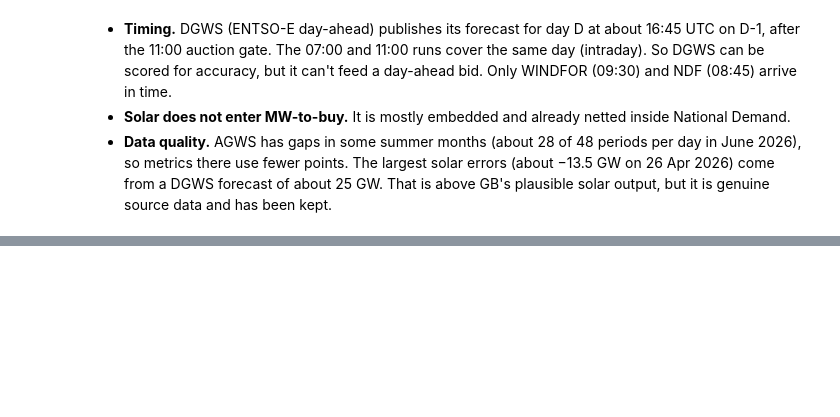
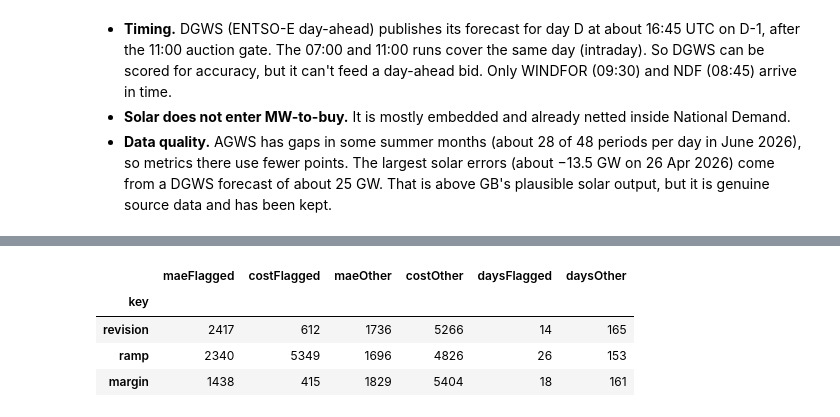
Before and after one commit to arcxx1995/uk-wind-forecast-monitor, a Jupyter notebook: notebooks/analysis.ipynb, the cells around one changed output, grey strips where cells are left out. Drawn from its saved outputs; the diff is of its cells as text; code cells hidden in the pictures; blank space fills up the shorter version.

```diff
--- a/notebooks/analysis.ipynb
+++ b/notebooks/analysis.ipynb
@@ -215,0 +293,8 @@ Caveats: 13 months of history; FUELHH vs AGWS scope is inferred from the data, n
+# %%
+pd.DataFrame(rep["flags"]).set_index("key")
+# %% [output]
+|  | maeFlagged | costFlagged | maeOther | costOther | daysFlagged | daysOther |
+| key |  |  |  |  |  |  |
+| revision | 2417 | 612 | 1736 | 5266 | 14 | 165 |
+| ramp | 2340 | 5349 | 1696 | 4826 | 26 | 153 |
+| margin | 1438 | 415 | 1829 | 5404 | 18 | 161 |
```
Also changed, not shown: parts of 16 cells of this notebook, 54 other files.
